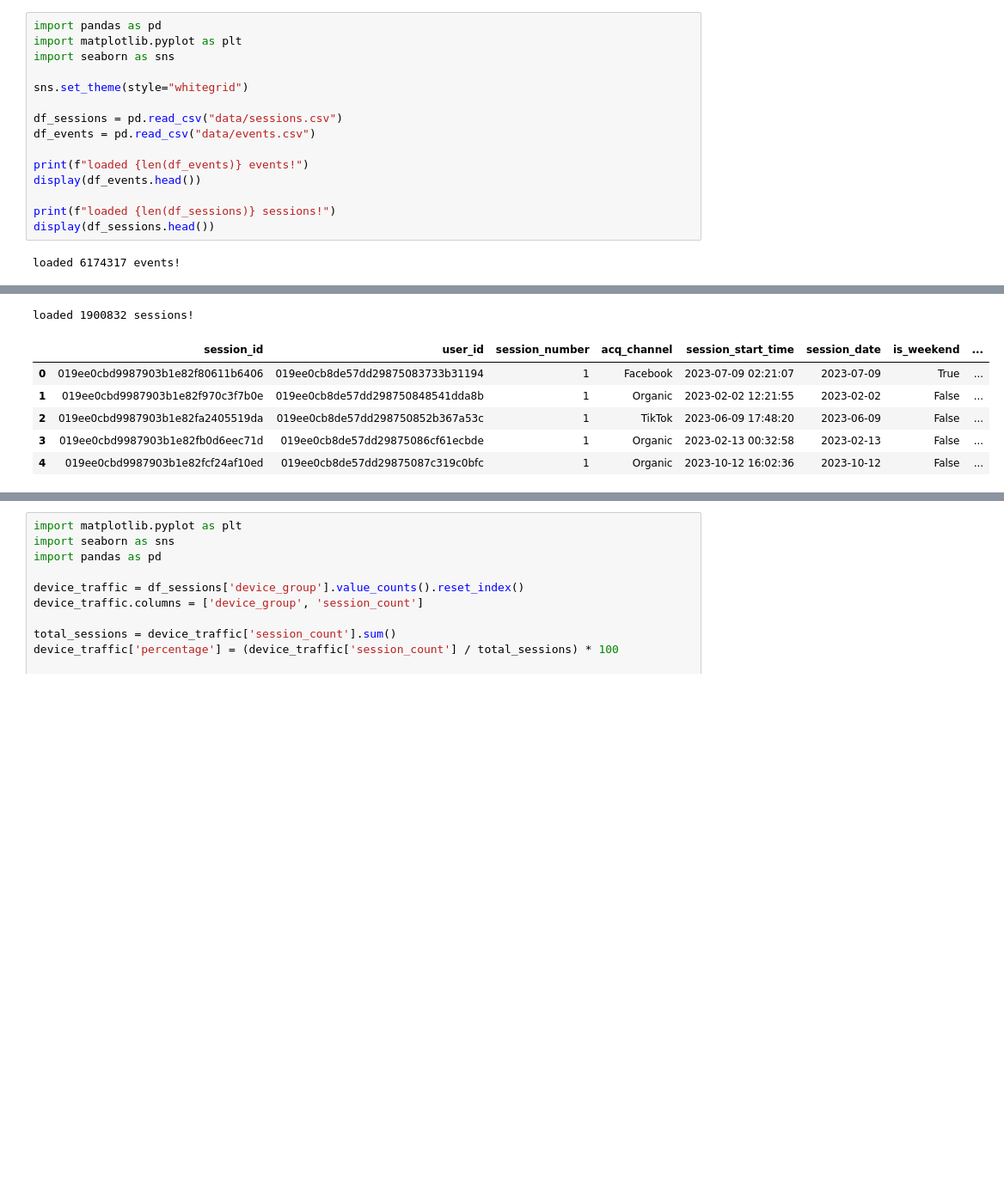
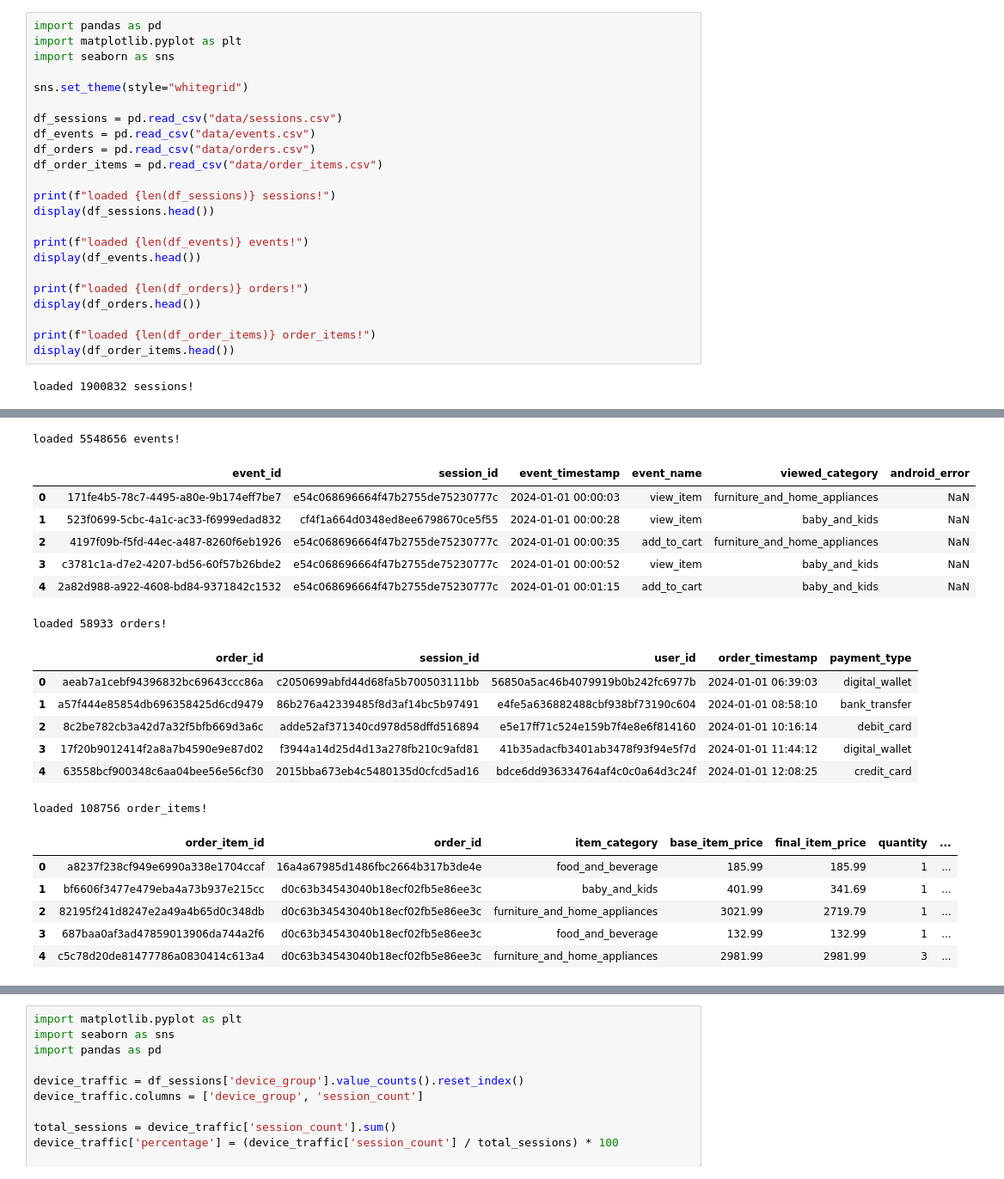
Before and after one commit to ruicchi/ph-ecommerce-data-simulator, a Jupyter notebook: exploratory_data_analysis.ipynb, the cells around one changed output, grey strips where cells are left out. Shown at 86% size. Saved outputs shown, nothing was run; the diff lists cells and outputs as text; blank space fills up the shorter version.

```diff
--- a/exploratory_data_analysis.ipynb
+++ b/exploratory_data_analysis.ipynb
@@ -7,11 +7,19 @@ sns.set_theme(style="whitegrid")
 
 df_sessions = pd.read_csv("data/sessions.csv")
 df_events = pd.read_csv("data/events.csv")
+df_orders = pd.read_csv("data/orders.csv")
+df_order_items = pd.read_csv("data/order_items.csv")
+
+print(f"loaded {len(df_sessions)} sessions!")
+display(df_sessions.head())
 
 print(f"loaded {len(df_events)} events!")
 display(df_events.head())
 
-print(f"loaded {len(df_sessions)} sessions!")
-display(df_sessions.head())
+print(f"loaded {len(df_orders)} orders!")
+display(df_orders.head())
+
+print(f"loaded {len(df_order_items)} order_items!")
+display(df_order_items.head())
 # %% [output]
-loaded 6174317 events!
+loaded 1900832 sessions!
@@ -24,8 +32,22 @@ loaded 6174317 events!
-loaded 1900832 sessions!
+loaded 5548656 events!
-|  | session_id | user_id | session_number | acq_channel | session_start_time | session_date | is_weekend | ... |
-| 0 | 019ee0cbd9987903b1e82f80611b6406 | 019ee0cb8de57dd29875083733b31194 | 1 | Facebook | 2023-07-09 02:21:07 | 2023-07-09 | True | ... |
-| 1 | 019ee0cbd9987903b1e82f970c3f7b0e | 019ee0cb8de57dd298750848541dda8b | 1 | Organic | 2023-02-02 12:21:55 | 2023-02-02 | False | ... |
-| 2 | 019ee0cbd9987903b1e82fa2405519da | 019ee0cb8de57dd298750852b367a53c | 1 | TikTok | 2023-06-09 17:48:20 | 2023-06-09 | False | ... |
-| 3 | 019ee0cbd9987903b1e82fb0d6eec71d | 019ee0cb8de57dd29875086cf61ecbde | 1 | Organic | 2023-02-13 00:32:58 | 2023-02-13 | False | ... |
-| 4 | 019ee0cbd9987903b1e82fcf24af10ed | 019ee0cb8de57dd29875087c319c0bfc | 1 | Organic | 2023-10-12 16:02:36 | 2023-10-12 | False | ... |
+|  | event_id | session_id | event_timestamp | event_name | viewed_category | android_error |
+| 0 | 171fe4b5-78c7-4495-a80e-9b174eff7be7 | e54c068696664f47b2755de75230777c | 2024-01-01 00:00:03 | view_item | furniture_and_home_appliances | NaN |
+| 1 | 523f0699-5cbc-4a1c-ac33-f6999edad832 | cf4f1a664d0348ed8ee6798670ce5f55 | 2024-01-01 00:00:28 | view_item | baby_and_kids | NaN |
+| 2 | 4197f09b-f5fd-44ec-a487-8260f6eb1926 | e54c068696664f47b2755de75230777c | 2024-01-01 00:00:35 | add_to_cart | furniture_and_home_appliances | NaN |
+| 3 | c3781c1a-d7e2-4207-bd56-60f57b26bde2 | e54c068696664f47b2755de75230777c | 2024-01-01 00:00:52 | view_item | baby_and_kids | NaN |
+| 4 | 2a82d988-a922-4608-bd84-9371842c1532 | e54c068696664f47b2755de75230777c | 2024-01-01 00:01:15 | add_to_cart | baby_and_kids | NaN |
+loaded 58933 orders!
+|  | order_id | session_id | user_id | order_timestamp | payment_type |
+| 0 | aeab7a1cebf94396832bc69643ccc86a | c2050699abfd44d68fa5b700503111bb | 56850a5ac46b4079919b0b242fc6977b | 2024-01-01 06:39:03 | digital_wallet |
+| 1 | a57f444e85854db696358425d6cd9479 | 86b276a42339485f8d3af14bc5b97491 | e4fe5a636882488cbf938bf73190c604 | 2024-01-01 08:58:10 | bank_transfer |
+| 2 | 8c2be782cb3a42d7a32f5bfb669d3a6c | adde52af371340cd978d58dffd516894 | e5e17ff71c524e159b7f4e8e6f814160 | 2024-01-01 10:16:14 | debit_card |
+| 3 | 17f20b9012414f2a8a7b4590e9e87d02 | f3944a14d25d4d13a278fb210c9afd81 | 41b35adacfb3401ab3478f93f94e5f7d | 2024-01-01 11:44:12 | digital_wallet |
+| 4 | 63558bcf900348c6aa04bee56e56cf30 | 2015bba673eb4c5480135d0cfcd5ad16 | bdce6dd936334764af4c0c0a64d3c24f | 2024-01-01 12:08:25 | credit_card |
+loaded 108756 order_items!
+|  | order_item_id | order_id | item_category | base_item_price | final_item_price | quantity | ... |
+| 0 | a8237f238cf949e6990a338e1704ccaf | 16a4a67985d1486fbc2664b317b3de4e | food_and_beverage | 185.99 | 185.99 | 1 | ... |
+| 1 | bf6606f3477e479eba4a73b937e215cc | d0c63b34543040b18ecf02fb5e86ee3c | baby_and_kids | 401.99 | 341.69 | 1 | ... |
+| 2 | 82195f241d8247e2a49a4b65d0c348db | d0c63b34543040b18ecf02fb5e86ee3c | furniture_and_home_appliances | 3021.99 | 2719.79 | 1 | ... |
+| 3 | 687baa0af3ad47859013906da744a2f6 | d0c63b34543040b18ecf02fb5e86ee3c | food_and_beverage | 132.99 | 132.99 | 1 | ... |
+| 4 | c5c78d20de81477786a0830414c613a4 | d0c63b34543040b18ecf02fb5e86ee3c | furniture_and_home_appliances | 2981.99 | 2981.99 | 3 | ... |
 # %%
```
Also changed, not shown: parts of 8 cells of this notebook, 1 other file.
